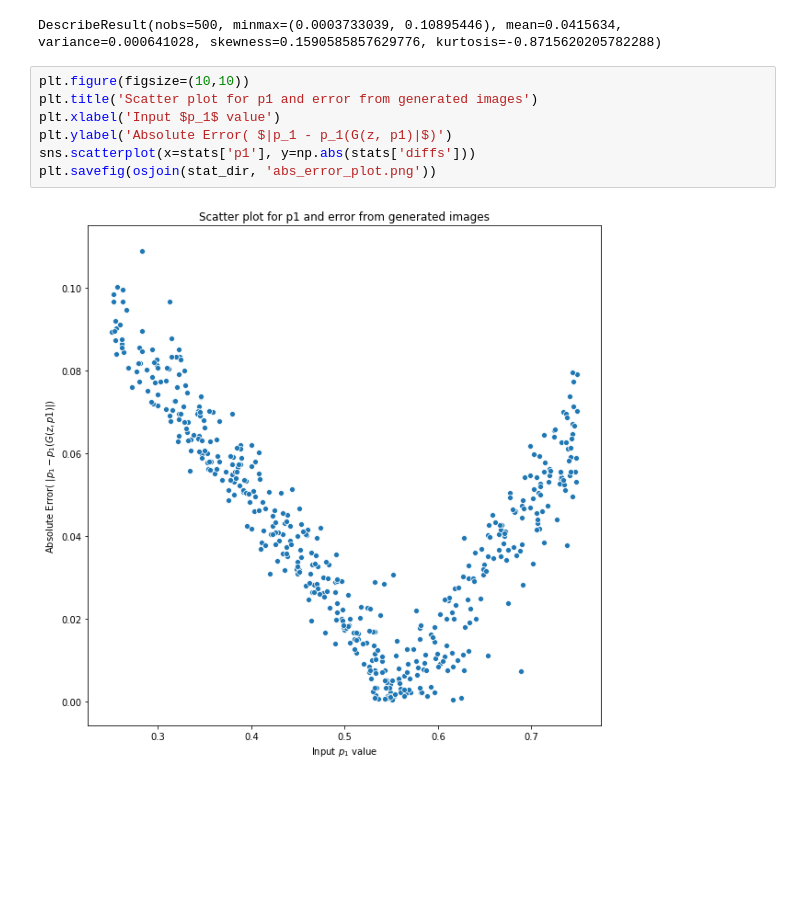
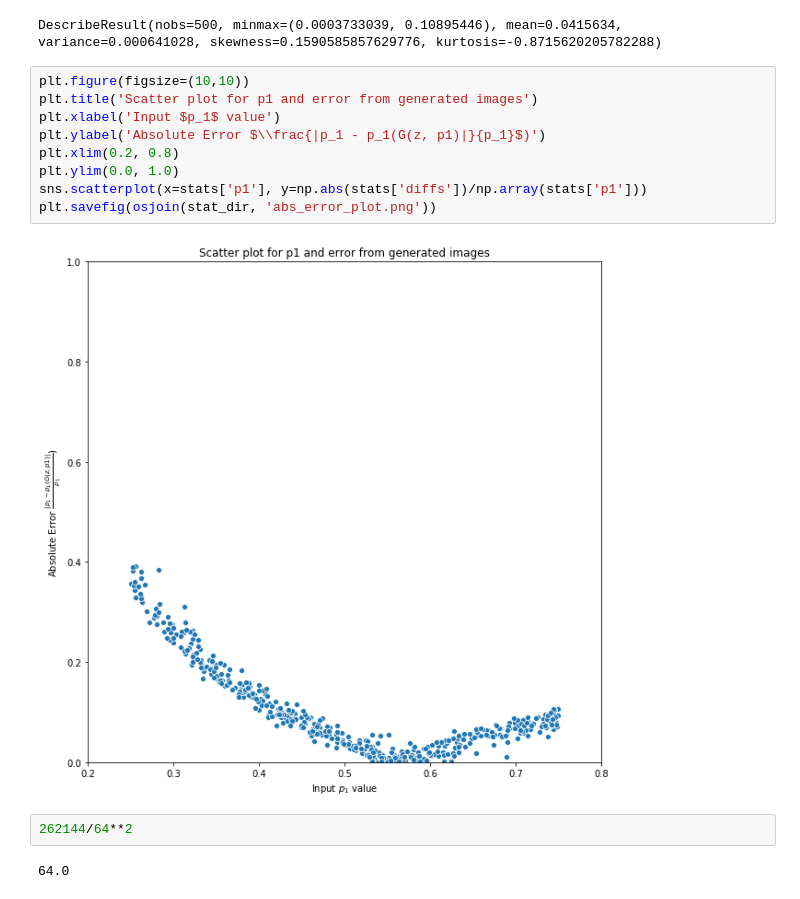
Before and after one commit to ameya005/Phys-GAN, a Jupyter notebook: results_analysis.ipynb, the cells around one changed output. Cells and saved outputs as stored; diff of their text form; blank space fills up the shorter version.

```diff
--- a/results_analysis.ipynb
+++ b/results_analysis.ipynb
@@ -73,9 +73,15 @@ DescribeResult(nobs=500, minmax=(0.0003733039, 0.10895446), mean=0.0415634, vari
 # %%
 plt.figure(figsize=(10,10))
 plt.title('Scatter plot for p1 and error from generated images')
 plt.xlabel('Input $p_1$ value')
-plt.ylabel('Absolute Error( $|p_1 - p_1(G(z, p1)|$)')
-sns.scatterplot(x=stats['p1'], y=np.abs(stats['diffs']))
+plt.ylabel('Absolute Error $\\frac{|p_1 - p_1(G(z, p1)|}{p_1}$)')
+plt.xlim(0.2, 0.8)
+plt.ylim(0.0, 1.0)
+sns.scatterplot(x=stats['p1'], y=np.abs(stats['diffs'])/np.array(stats['p1']))
 plt.savefig(osjoin(stat_dir, 'abs_error_plot.png'))
 # %% [output]
-[figure, old version]
+[figure, new version]
+# %%
+262144/64**2
+# %% [output]
+64.0
```
Also changed, not shown: 4 other files.
